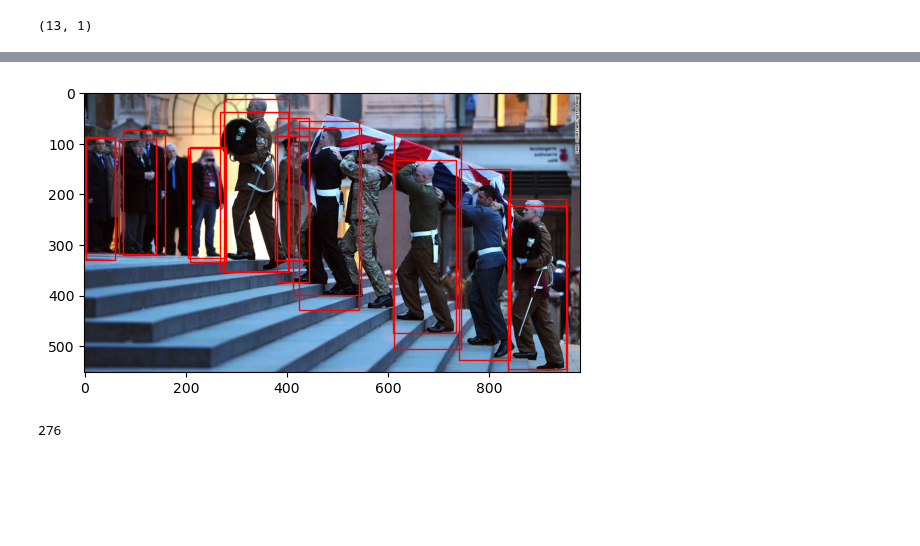
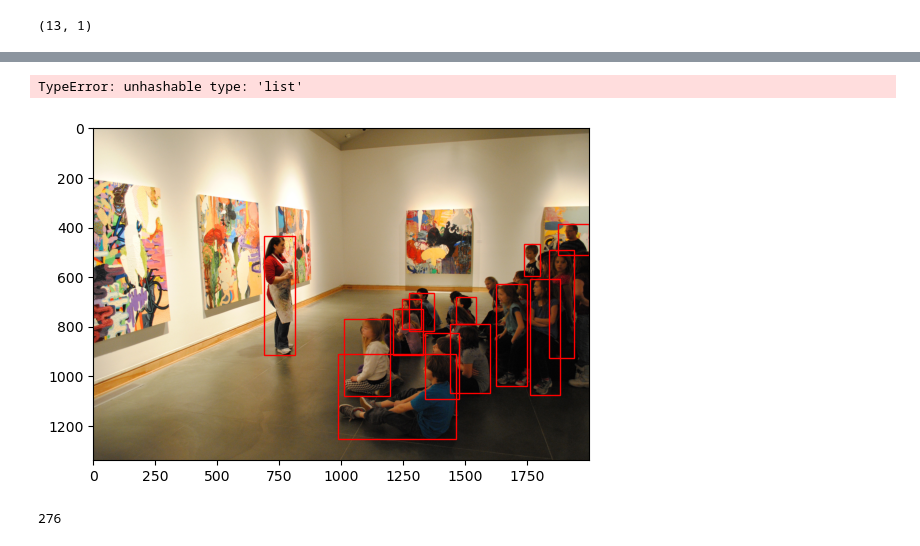
Before and after one commit to Jalalbaim/Emotic_Correction, a Jupyter notebook: testtest.ipynb, the cells around one changed output, grey strips where cells are left out. Saved outputs shown, nothing was run; the diff lists cells and outputs as text; code cells hidden in the pictures; blank space fills up the shorter version.

```diff
--- a/testtest.ipynb
+++ b/testtest.ipynb
@@ -65,5 +65,5 @@ img
  'coco_ids': []}
 # %%
-bboxes = [item["bbox"] for item in train["annotations"] if item["image_id"] == 11804]
+bboxes = [item["bbox"] for item in train["annotations"] if item["image_id"] == 11095]
 bboxes
 # %% [output]
@@ -87,33 +119,39 @@ bboxes
+# %%
+counter = Counter(bboxes)
+most_common_image_id, occurrence = counter.most_common(1)[0]
+most_common_image_id, occurrence
+# %% [output]
+TypeError: unhashable type: 'list'
 # %%
 import matplotlib.pyplot as plt
 import matplotlib.patches as patches
 import numpy as np
 from PIL import Image
 
-url = "EMOTIC (1)\EMOTIC\PAMI\emotic\/framesdb\images/frame_5j8kf9privvsjp3u.jpg"
+url = "EMOTIC (1)\EMOTIC\PAMI\emotic\/emodb_small\images/4m7t3bsqtw1upazkri.jpg"
 url = url.replace("\\", "/")
 
 image = Image.open(url)
 image_np = np.array(image)
 
 fig, ax = plt.subplots(1)
 ax.imshow(image_np)
 
 # Color map for different classes
 color_map = plt.get_cmap('tab20b')
 
 for box in bboxes:
     xmin, ymin, xmax, ymax = box
 
     # Create a Rectangle patch
     rect = patches.Rectangle((xmin, ymin), xmax - xmin, ymax - ymin, linewidth=1, edgecolor='r', facecolor='none')
 
     # Add the patch to the Axes
     ax.add_patch(rect)
 
 plt.show()
 # %% [output]
-[figure, old version]
+[figure, new version]
 # %%
 def iou(box1, box2):
     """Calculates Intersection Over Union (IOU) between two bounding boxes."""
```
Also changed, not shown: parts of 5 cells of this notebook, 3 other files.
